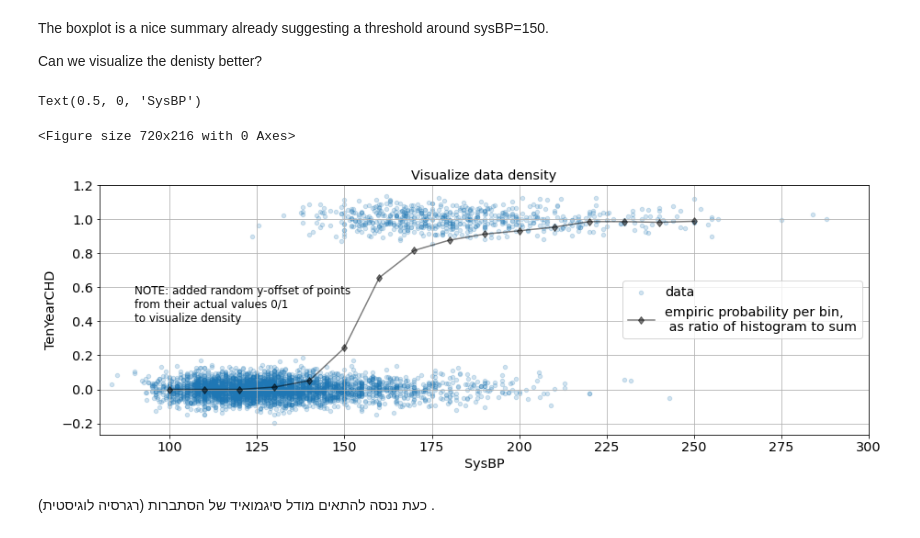
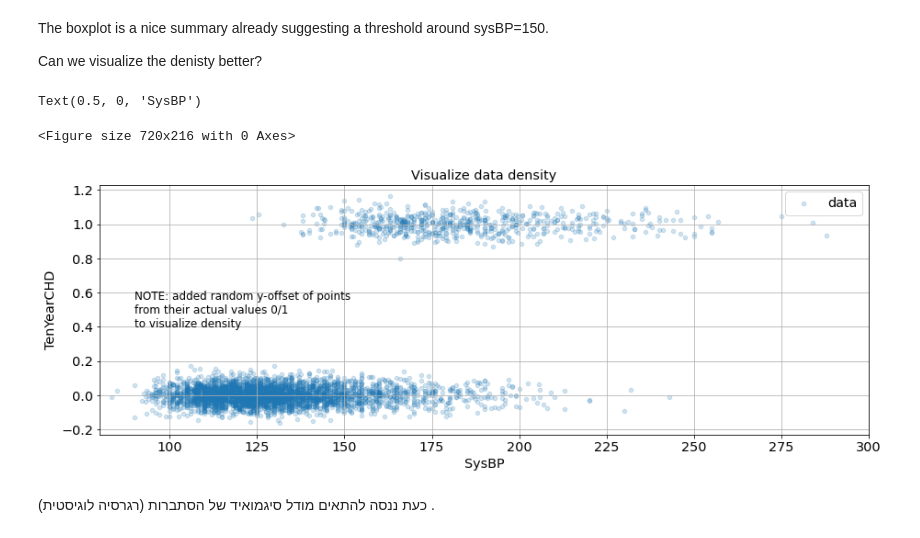
Before and after one commit to ronmoneta-tau/Intro_DS, a Jupyter notebook: TA4/TA4.ipynb, the cells around one changed output. Cells and saved outputs as stored; diff of their text form; code cells hidden in the pictures.

```diff
--- a/TA4/TA4.ipynb
+++ b/TA4/TA4.ipynb
@@ -582,38 +594,38 @@ Can we visualize the denisty better?
 # %%
 
 plt.figure(figsize=(10, 3))
 
 df_ = pd.DataFrame(df[['sysBP','TenYearCHD']])
 df_.TenYearCHD = df_.TenYearCHD.astype('float64')
 df_[['TenYearCHD']] += 0.05*np.random.randn(len(df_), 1)
 
 scatp = df_.plot.scatter(
     x='sysBP',
     y='TenYearCHD',
     #c='TenYearCHD',
     #cmap='jet',
     sharex=False,
     colorbar=False,
     alpha=0.2,
     title='Visualize data density'
 )
 plt.text(90, 0.4, fontsize=12,
          s='NOTE: added random y-offset of points \nfrom their actual values 0/1 \nto visualize density',
          )
 
-# ! Crude estimate of probability as bin-wise histograms ratio
-do_density = True  # TODO True ignores unbalanced data - what's the problem with that? (prior probability..)
-h1, bins = np.histogram(df_[df.TenYearCHD==1], range(90, 260, 10), density=do_density)
-h0, bins = np.histogram(df_[df.TenYearCHD==0], range(90, 260, 10), density=do_density)
+# # ! Crude estimate of probability as bin-wise histograms ratio
+# do_density = True  # TODO True ignores unbalanced data - what's the problem with that? (prior probability..)
+# h1, bins = np.histogram(df_[df.TenYearCHD==1], range(90, 260, 10), density=do_density)
+# h0, bins = np.histogram(df_[df.TenYearCHD==0], range(90, 260, 10), density=do_density)
 
-plt.plot(bins[1:], h1 / (h0+h1), 'kd-', alpha=0.5)
+# plt.plot(bins[1:], h1 / (h0+h1), 'kd-', alpha=0.5)
 plt.legend(['data','empiric probability per bin,\n as ratio of histogram to sum'])
 plt.xlim(80, 300)
 plt.xlabel('SysBP')
 # %% [output]
 Text(0.5, 0, 'SysBP')
 <Figure size 720x216 with 0 Axes>
-[figure, old version]
+[figure, new version]
 # %% [markdown]
 <div dir=rtl>
     כעת ננסה להתאים מודל סיגמואיד של הסתברות (רגרסיה לוגיסטית) .
```
Also changed, not shown: parts of 44 cells of this notebook, 1 other file.
